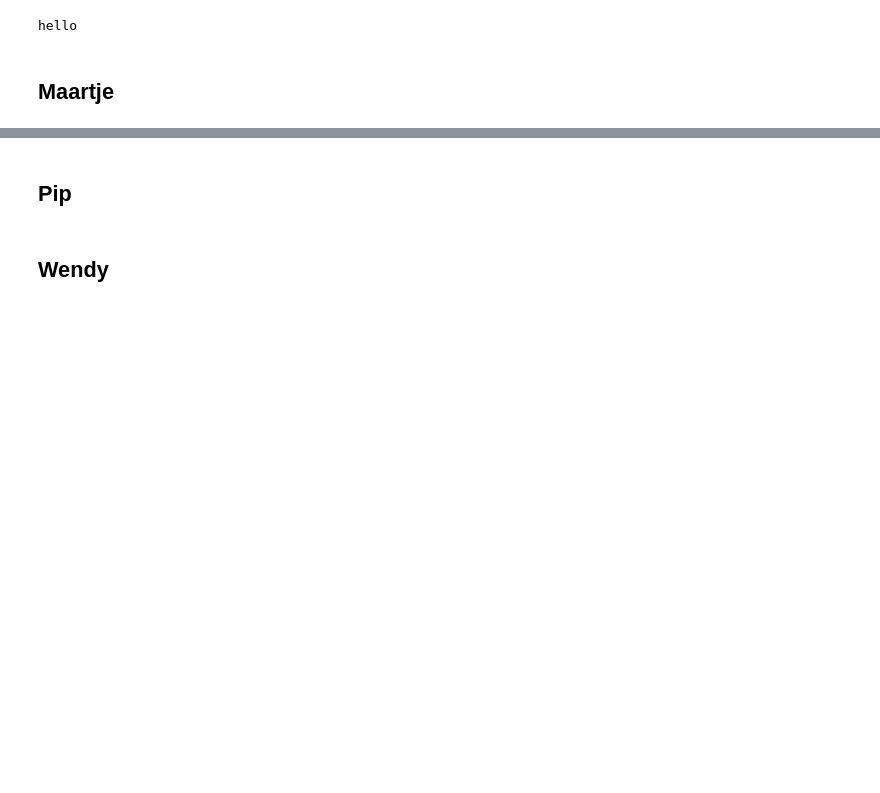
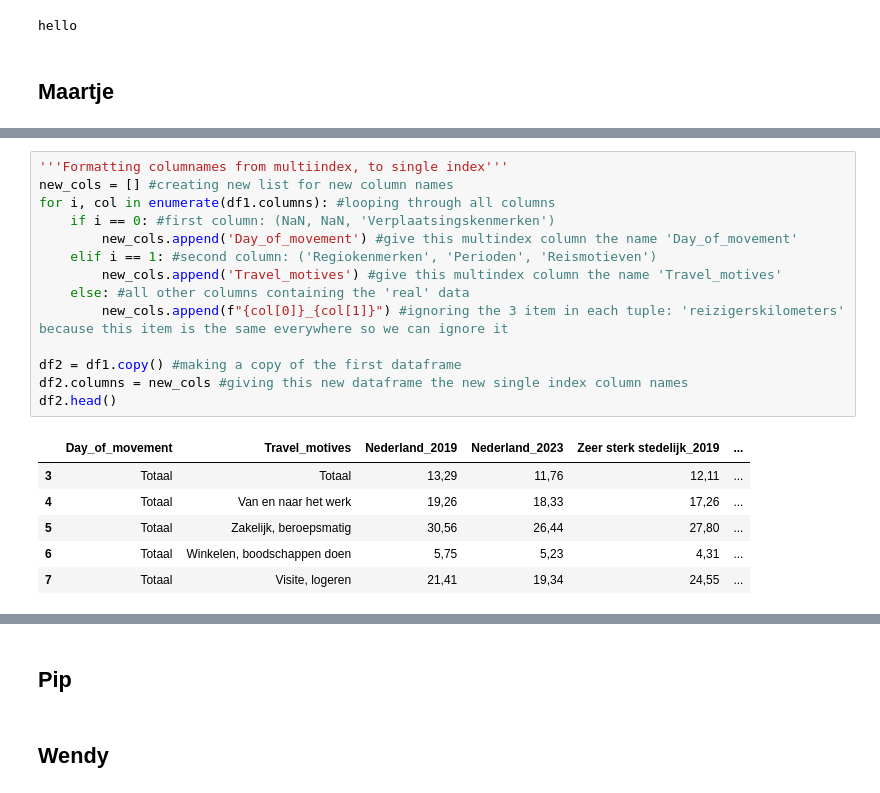
Before and after one commit to wendyqxc/Group8, a Jupyter notebook: Code_per_person.ipynb, the cells around one changed output, grey strips where cells are left out. Cells and saved outputs as stored; diff of their text form; blank space fills up the shorter version.

```diff
--- a/Code_per_person.ipynb
+++ b/Code_per_person.ipynb
@@ -26,0 +67,21 @@ hello
+# %%
+'''Formatting columnames from multiindex, to single index'''
+new_cols = [] #creating new list for new column names
+for i, col in enumerate(df1.columns): #looping through all columns
+    if i == 0: #first column: (NaN, NaN, 'Verplaatsingskenmerken')
+        new_cols.append('Day_of_movement') #give this multindex column the name 'Day_of_movement'
+    elif i == 1: #second column: ('Regiokenmerken', 'Perioden', 'Reismotieven')
+        new_cols.append('Travel_motives') #give this multindex column the name 'Travel_motives'
+    else: #all other columns containing the 'real' data
+        new_cols.append(f"{col[0]}_{col[1]}") #ignoring the 3 item in each tuple: 'reizigerskilometers' because this item is the same everywhere so we can ignore it
+
+df2 = df1.copy() #making a copy of the first dataframe
+df2.columns = new_cols #giving this new dataframe the new single index column names
+df2.head()
+# %% [output]
+|  | Day_of_movement | Travel_motives | Nederland_2019 | Nederland_2023 | Zeer sterk stedelijk_2019 | ... |
+| 3 | Totaal | Totaal | 13,29 | 11,76 | 12,11 | ... |
+| 4 | Totaal | Van en naar het werk | 19,26 | 18,33 | 17,26 | ... |
+| 5 | Totaal | Zakelijk, beroepsmatig | 30,56 | 26,44 | 27,80 | ... |
+| 6 | Totaal | Winkelen, boodschappen doen | 5,75 | 5,23 | 4,31 | ... |
+| 7 | Totaal | Visite, logeren | 21,41 | 19,34 | 24,55 | ... |
```
Also changed, not shown: parts of 6 cells of this notebook.
